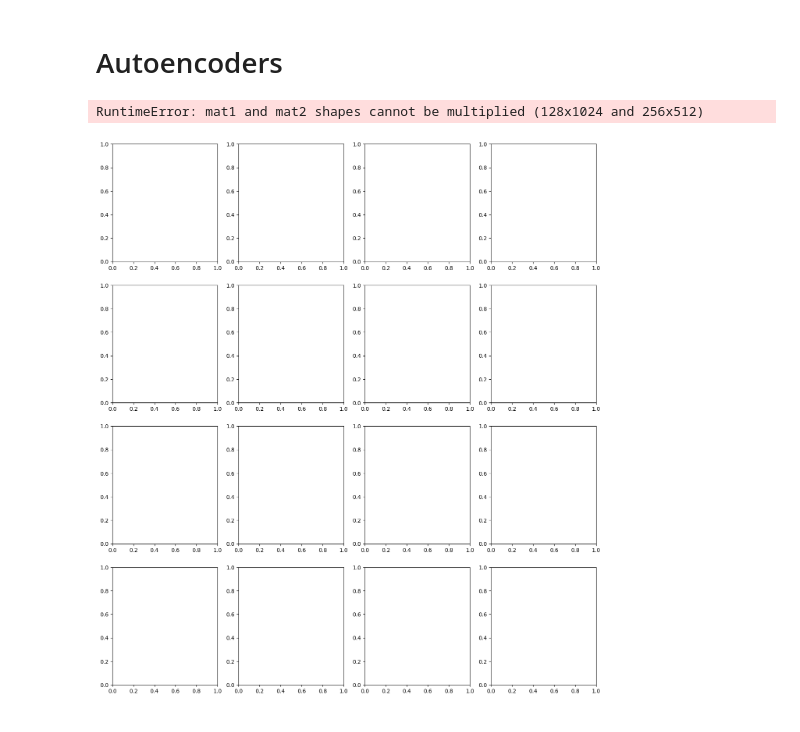
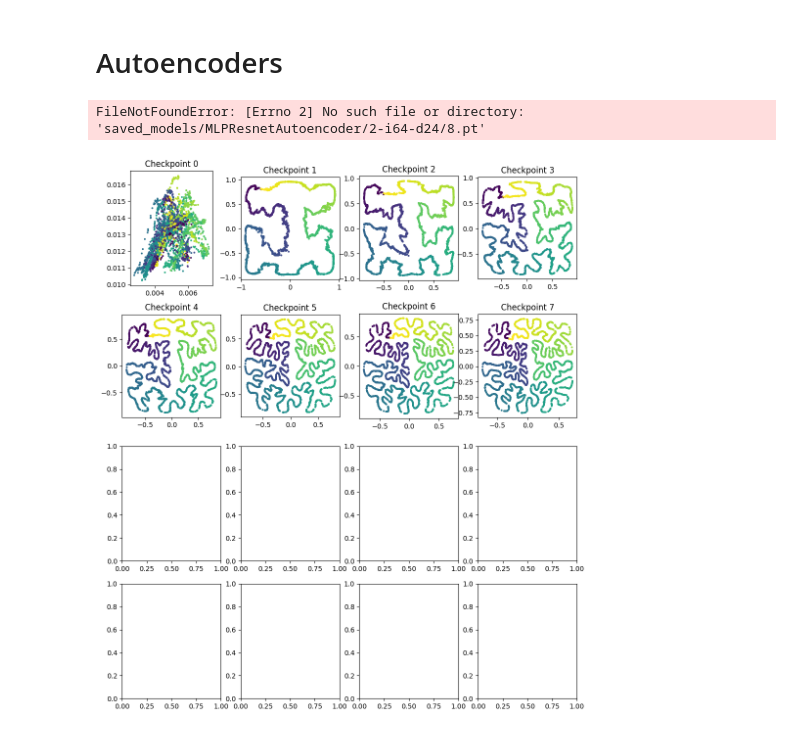
Before and after one commit to uzairname/manifold-learning, a Jupyter notebook: autoencoders.ipynb, the cells around one changed output. Cells and saved outputs as stored; diff of their text form; code cells hidden in the pictures.

```diff
--- a/autoencoders.ipynb
+++ b/autoencoders.ipynb
@@ -136,4 +90,4 @@ Error:
 # %%
-for i in range(16):
-  model = load_model_checkpoint(checkpoint=i)
-  visualize_latent(type_, model, latent_dim=LATENT_DIM, dataloader=dataloader)
+# for i in range(16):
+#   model = load_model_checkpoint(checkpoint=i)
+#   visualize_latent(type_, model, latent_dim=LATENT_DIM, dataloader=dataloader)
@@ -151,5 +94,6 @@ Error:
 # %% [markdown]
 # Decoders
 # %%
+model = load_model_checkpoint(checkpoint=7)
 visualize_reconstruction(type_, model, dataloader, latent_dim=LATENT_DIM)
 # %% [output]
@@ -160,55 +103,41 @@ Error:
 # %%
 import json
 from autoencoder.vis import load_model_state_dict, get_outputs
-from autoencoder.clock import get_dataloaders
+from datasets.clock import get_dataloaders
 from datasets.clock import ClockConfig, ClockDatasetConfig
 from models.autoencoders import MLPResnetAutoencoder
 import matplotlib.pyplot as plt
 import torch
 import numpy as n
 from tqdm import tqdm
 from sklearn.decomposition import PCA
 
-
-IMG_SIZE=128
-BATCH_SIZE=128
-
-dataloader, val_dataloader, _, _ = get_dataloaders(
-  data_config=ClockConfig(),
-  dataset_config=ClockDatasetConfig(
-    data_size=2**12,
-    img_size=IMG_SIZE,
-  ),
-  # val_size=0,
-  batch_size=BATCH_SIZE,
-)
-
-
-fig, ax = plt.subplots(4, 4, figsize=(16, 18))
+fig, ax = plt.subplots(4, 4, figsize=(12, 14))
 
 for i in tqdm(range(16)):
   model = load_model_checkpoint(checkpoint=i)
 
   latents = []
   labels1d = []
-  for _, _, label1d, _, latent, _ in get_outputs(type_, model, dataloader):
+  for _, _, label1d, _, latent, _ in get_outputs(type_, model, dataloader, limit=4096):
     latents.append(latent.unsqueeze(0).cpu())
     labels1d.append(label1d.unsqueeze(0).cpu())
 
   latents = torch.cat(latents, dim=0)
   labels1d = torch.cat(labels1d, dim=0)
 
   if LATENT_DIM > 2:
     pca = PCA(n_components=2)
     latents = pca.fit_transform(latents)
 
   ax[i//4, i%4].scatter(latents[:, 0], latents[:, 1], c=labels1d, cmap="viridis", s=3)
   ax[i//4, i%4].set_title(f"Checkpoint {i}")
+  ax[i//4, i%4].set_aspect('equal', adjustable='box')
 
 plt.suptitle("Latent Space Visualization at Different Checkpoints")
 plt.subplots_adjust(top=0.9)
 plt.tight_layout()
 plt.show()
 # %% [output]
-RuntimeError: mat1 and mat2 shapes cannot be multiplied (128x1024 and 256x512)
+FileNotFoundError: [Errno 2] No such file or directory: 'saved_models/MLPResnetAutoencoder/2-i64-d24/8.pt'
-[figure, old version]
+[figure, new version]
```
Also changed, not shown: parts of 7 cells of this notebook, 13 other files.
